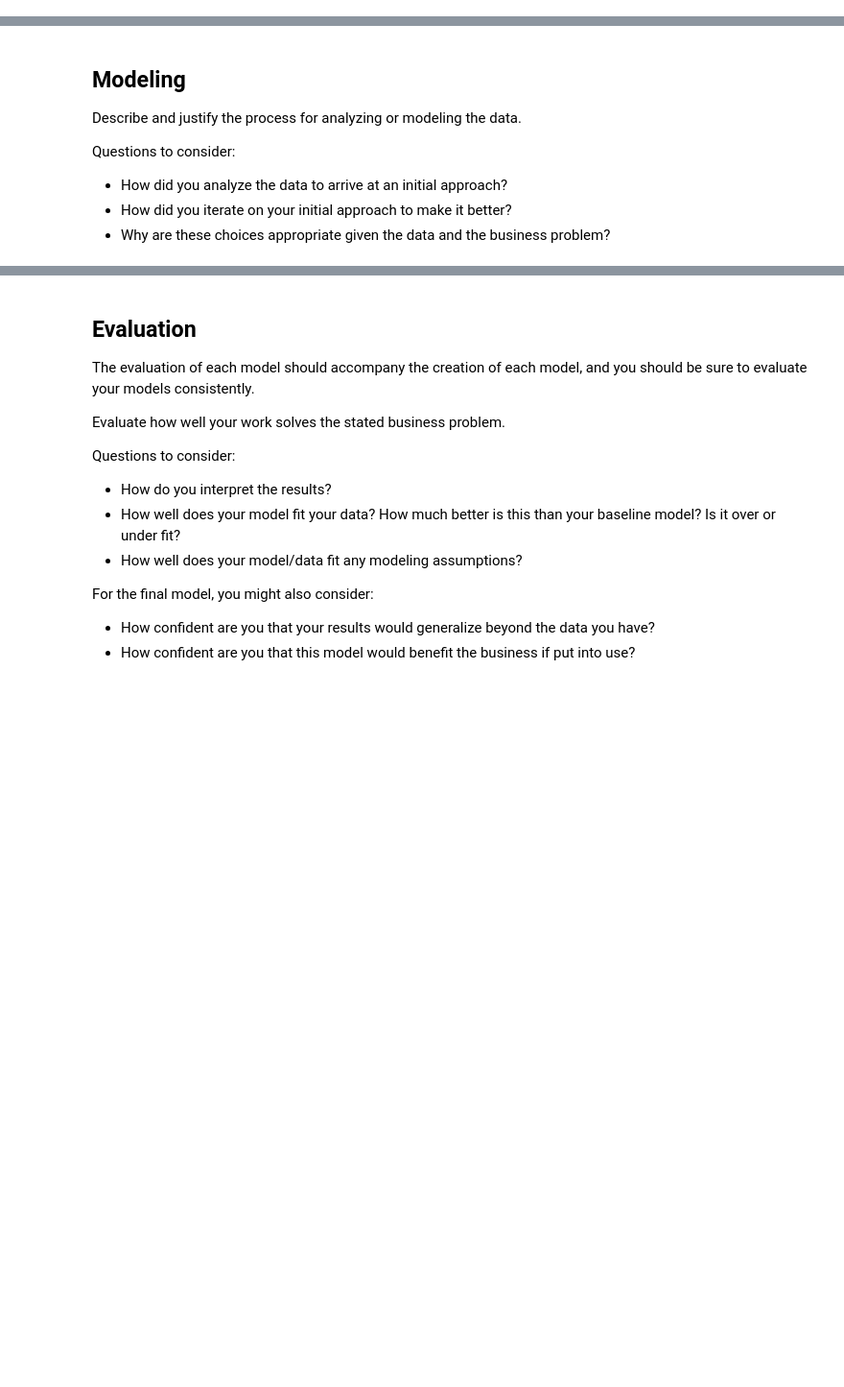
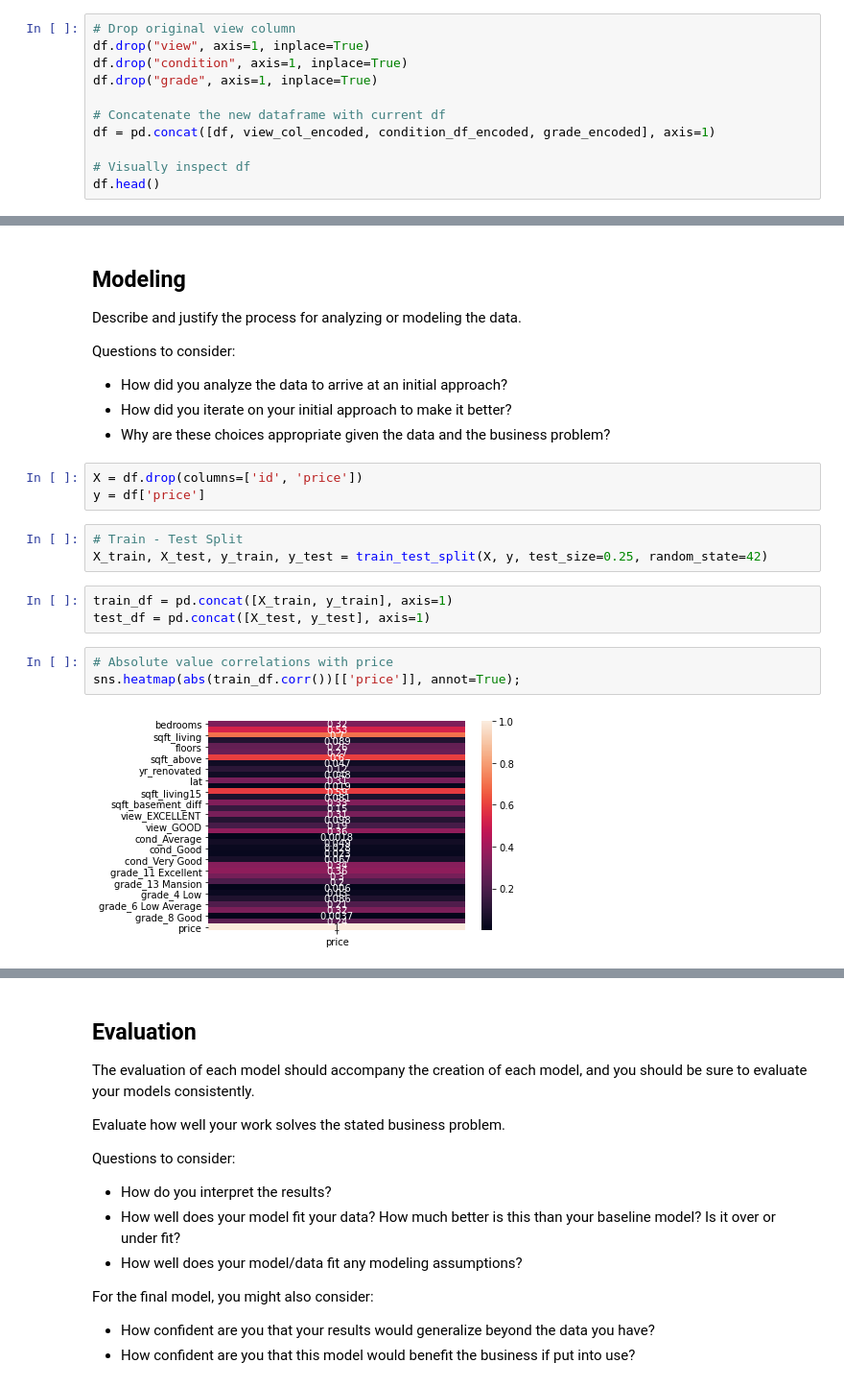
Before and after one commit to garrettwilliams90/Housing_Analysis, a Jupyter notebook: TeamBrass.ipynb, the cells around one changed output, grey strips where cells are left out. Shown at 96% size. Saved outputs shown, nothing was run; the diff lists cells and outputs as text; blank space fills up the shorter version.

```diff
--- a/TeamBrass.ipynb
+++ b/TeamBrass.ipynb
@@ -555,0 +660,11 @@ df[obj_column].describe()
+# %%
+# Drop original view column
+df.drop("view", axis=1, inplace=True)
+df.drop("condition", axis=1, inplace=True)
+df.drop("grade", axis=1, inplace=True)
+
+# Concatenate the new dataframe with current df
+df = pd.concat([df, view_col_encoded, condition_df_encoded, grade_encoded], axis=1)
+
+# Visually inspect df
+df.head()
@@ -563,3 +706,17 @@ Questions to consider:
 - How did you analyze the data to arrive at an initial approach?
 - How did you iterate on your initial approach to make it better?
 - Why are these choices appropriate given the data and the business problem?
+# %%
+X = df.drop(columns=['id', 'price'])
+y = df['price']
+# %%
+# Train - Test Split
+X_train, X_test, y_train, y_test = train_test_split(X, y, test_size=0.25, random_state=42)
+# %%
+train_df = pd.concat([X_train, y_train], axis=1)
+test_df = pd.concat([X_test, y_test], axis=1)
+# %%
+# Absolute value correlations with price
+sns.heatmap(abs(train_df.corr())[['price']], annot=True);
+# %% [output]
+[figure, added]
```
Also changed, not shown: parts of 17 cells of this notebook.
